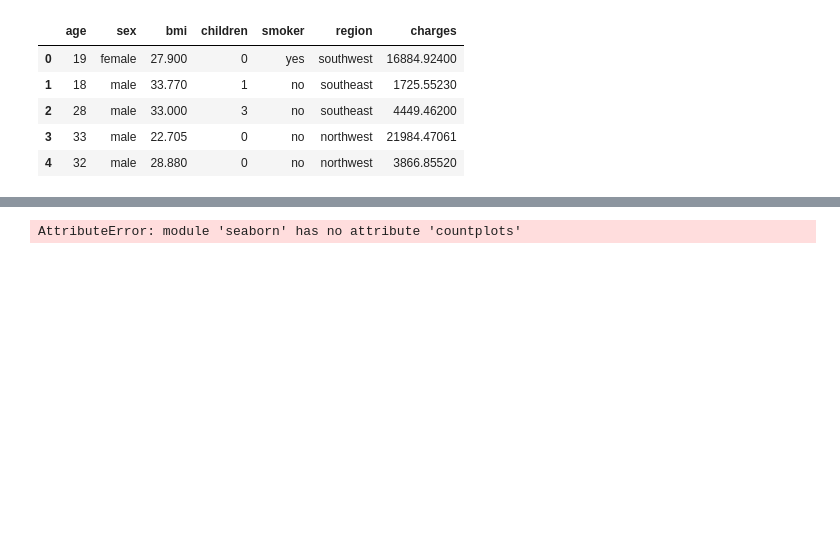
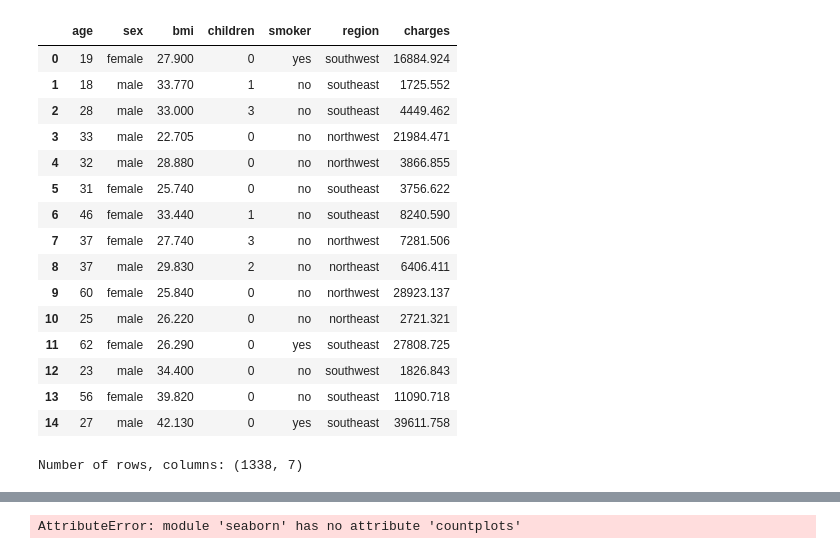
Before and after one commit to data301-2020-winter2/course-project-group_1010, a Jupyter notebook: Analysis/Analysis_KadieWert/Milestone2/EDA.ipynb, the cells around one changed output, grey strips where cells are left out. Cells and saved outputs as stored; diff of their text form; code cells hidden in the pictures; blank space fills up the shorter version.

```diff
--- a/Analysis/Analysis_KadieWert/Milestone2/EDA.ipynb
+++ b/Analysis/Analysis_KadieWert/Milestone2/EDA.ipynb
@@ -1,18 +1,33 @@
 # %%
 #Importing dataset
 import pandas as pd
 data = pd.read_csv('https://gist.githubusercontent.com/meperezcuello/82a9f1c1c473d6585e750ad2e3c05a41/raw/d42d226d0dd64e7f5395a0eec1b9190a10edbc03/Medical_Cost.csv')
-data.head(5)
+data.head(15)
 # %% [output]
 |  | age | sex | bmi | children | smoker | region | charges |
-| 0 | 19 | female | 27.900 | 0 | yes | southwest | 16884.92400 |
-| 1 | 18 | male | 33.770 | 1 | no | southeast | 1725.55230 |
-| 2 | 28 | male | 33.000 | 3 | no | southeast | 4449.46200 |
-| 3 | 33 | male | 22.705 | 0 | no | northwest | 21984.47061 |
-| 4 | 32 | male | 28.880 | 0 | no | northwest | 3866.85520 |
+| 0 | 19 | female | 27.900 | 0 | yes | southwest | 16884.924 |
+| 1 | 18 | male | 33.770 | 1 | no | southeast | 1725.552 |
+| 2 | 28 | male | 33.000 | 3 | no | southeast | 4449.462 |
+| 3 | 33 | male | 22.705 | 0 | no | northwest | 21984.471 |
+| 4 | 32 | male | 28.880 | 0 | no | northwest | 3866.855 |
+| 5 | 31 | female | 25.740 | 0 | no | southeast | 3756.622 |
+| 6 | 46 | female | 33.440 | 1 | no | southeast | 8240.590 |
+| 7 | 37 | female | 27.740 | 3 | no | northwest | 7281.506 |
+| 8 | 37 | male | 29.830 | 2 | no | northeast | 6406.411 |
+| 9 | 60 | female | 25.840 | 0 | no | northwest | 28923.137 |
+| 10 | 25 | male | 26.220 | 0 | no | northeast | 2721.321 |
+| 11 | 62 | female | 26.290 | 0 | yes | southeast | 27808.725 |
+| 12 | 23 | male | 34.400 | 0 | no | southwest | 1826.843 |
+| 13 | 56 | female | 39.820 | 0 | no | southeast | 11090.718 |
+| 14 | 27 | male | 42.130 | 0 | yes | southeast | 39611.758 |
 # %%
 #Importing
 import numpy as np
 import pandas as pd
 import matplotlib.pylab as plt
 import seaborn as sns
+# %%
+#Dataframe analysis
+print("Number of rows, columns: {}".format(data.shape))
+# %% [output]
+Number of rows, columns: (1338, 7)
```
Also changed, not shown: parts of 4 cells of this notebook.
